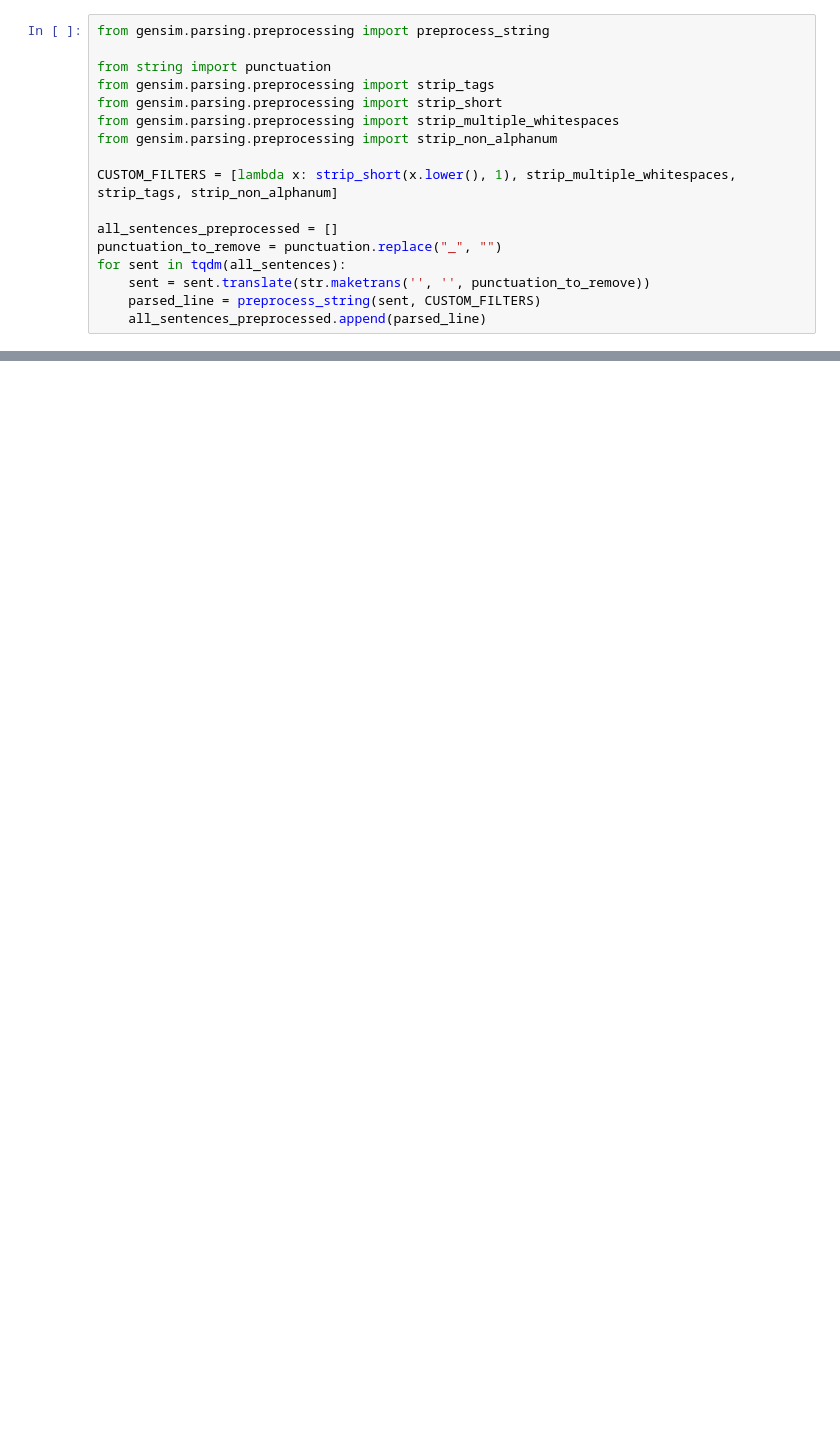
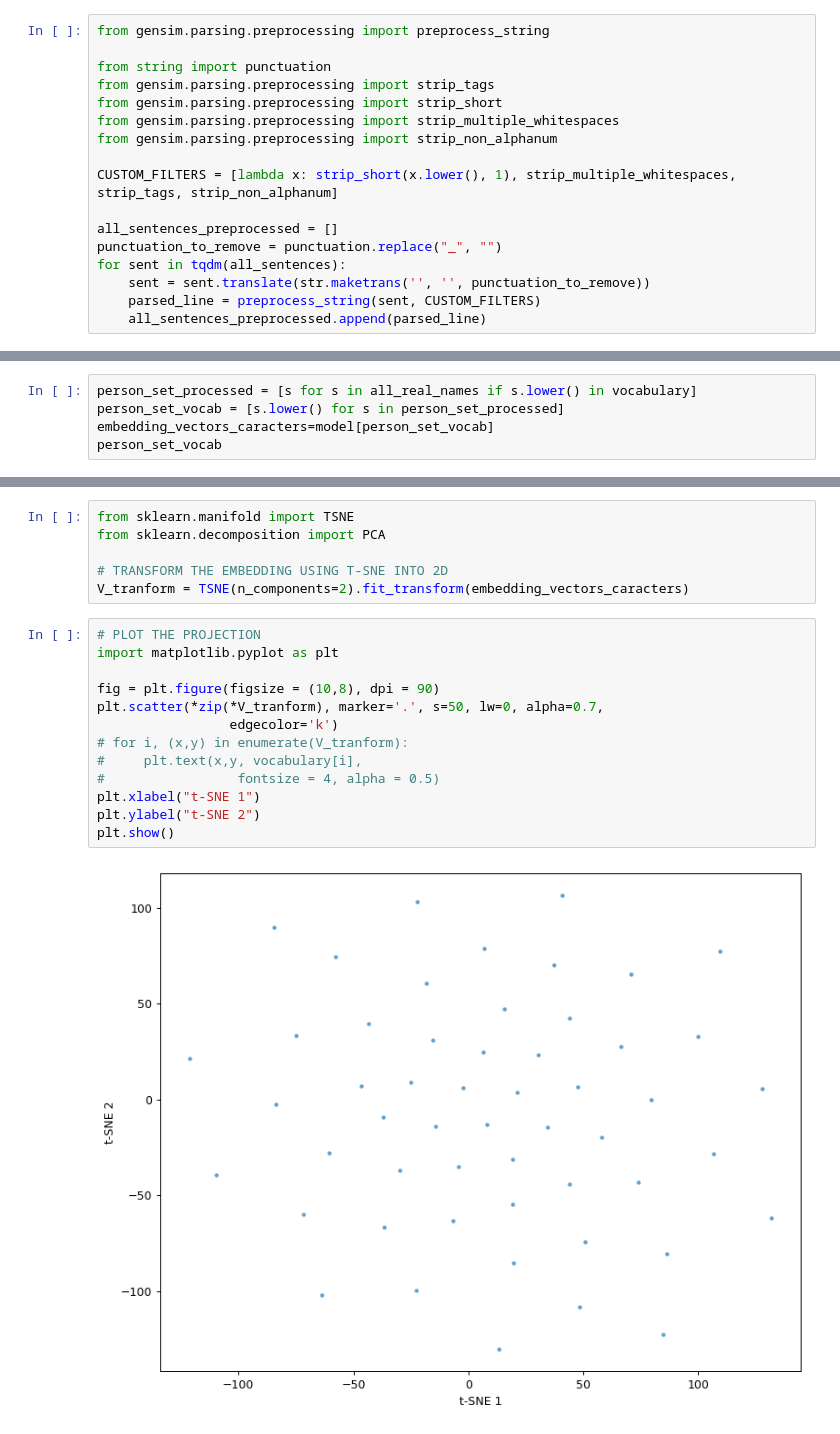
Before and after one commit to romaingrx/LINMA2472-Homeworks, a Jupyter notebook: Homework 2/part_1_node_embedding_clustering.ipynb, the cells around one changed output, grey strips where cells are left out. Drawn from its saved outputs; the diff is of its cells as text; blank space fills up the shorter version.

Commit message:
graphe+train

```diff
--- a/Homework 2/part_1_node_embedding_clustering.ipynb
+++ b/Homework 2/part_1_node_embedding_clustering.ipynb
@@ -97,0 +113,5 @@ all_sentences_preprocessed[0:100]
+# %%
+person_set_processed = [s for s in all_real_names if s.lower() in vocabulary]
+person_set_vocab = [s.lower() for s in person_set_processed]
+embedding_vectors_caracters=model[person_set_vocab]
+person_set_vocab
@@ -97,0 +136,21 @@ all_sentences_preprocessed[0:100]
+# %%
+from sklearn.manifold import TSNE
+from sklearn.decomposition import PCA
+
+# TRANSFORM THE EMBEDDING USING T-SNE INTO 2D
+V_tranform = TSNE(n_components=2).fit_transform(embedding_vectors_caracters)
+# %%
+# PLOT THE PROJECTION
+import matplotlib.pyplot as plt
+
+fig = plt.figure(figsize = (10,8), dpi = 90)
+plt.scatter(*zip(*V_tranform), marker='.', s=50, lw=0, alpha=0.7,
+                 edgecolor='k')
+# for i, (x,y) in enumerate(V_tranform):
+#     plt.text(x,y, vocabulary[i],
+#                 fontsize = 4, alpha = 0.5)
+plt.xlabel("t-SNE 1")
+plt.ylabel("t-SNE 2")
+plt.show()
+# %% [output]
+[figure, added]
```
Also changed, not shown: parts of 4 cells of this notebook.
